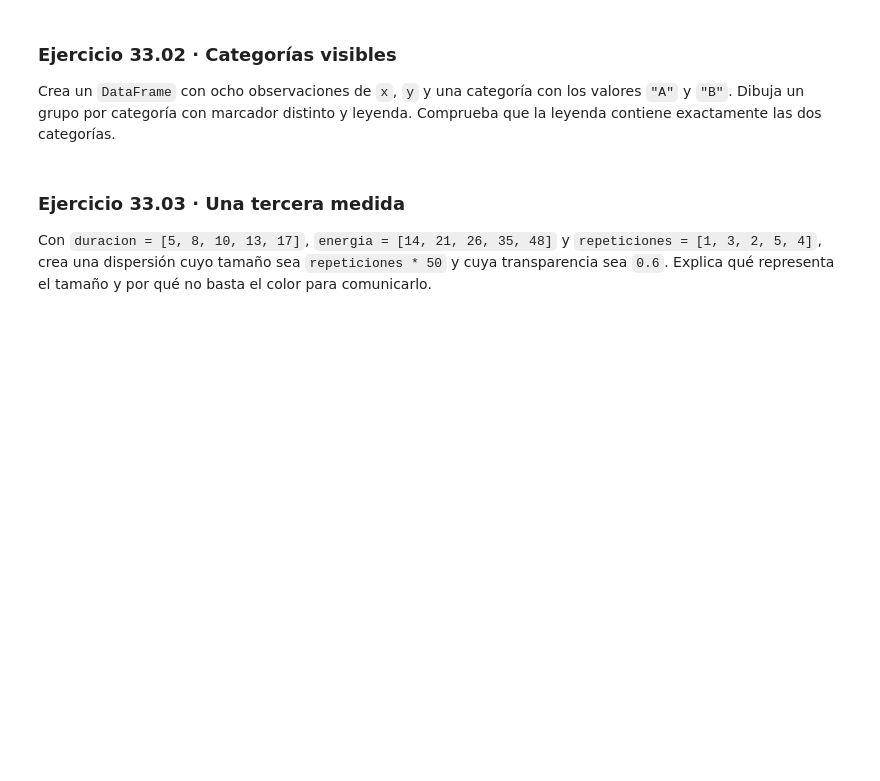
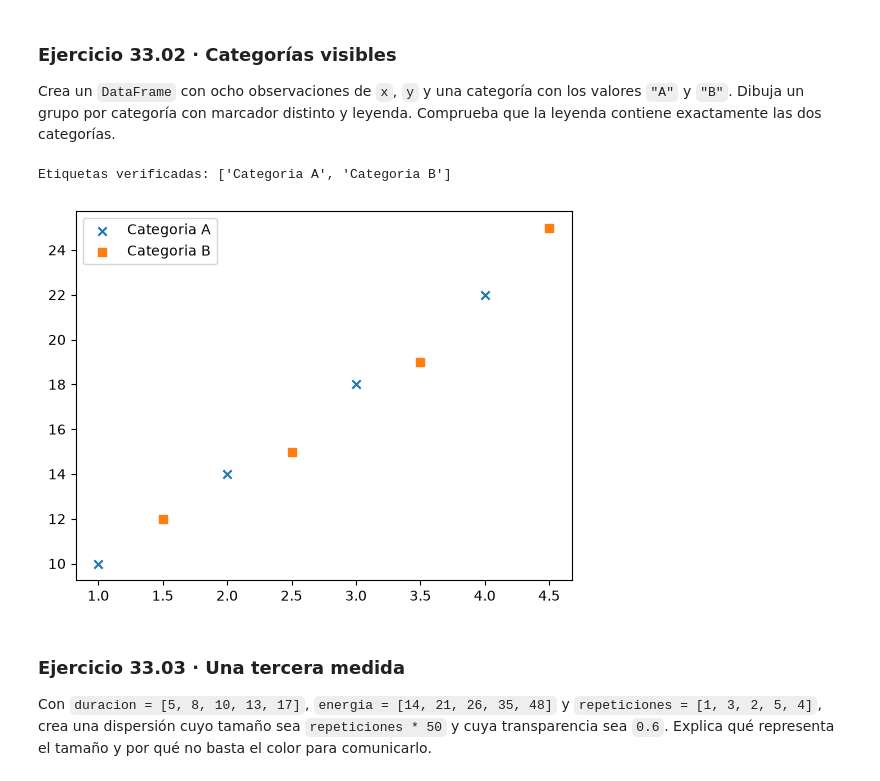
Before and after one commit to Aeorus110/Proyecto, a Jupyter notebook: unidades/33_matplotlib_dispersion_y_relaciones.ipynb, the cells around one changed output. Saved outputs shown, nothing was run; the diff lists cells and outputs as text; code cells hidden in the pictures; blank space fills up the shorter version.

```diff
--- a/unidades/33_matplotlib_dispersion_y_relaciones.ipynb
+++ b/unidades/33_matplotlib_dispersion_y_relaciones.ipynb
@@ -132,6 +161,29 @@ Representa `temperatura_c = [12, 14, 16, 18, 20]` frente a `ventas = [18, 21, 23
 Crea un `DataFrame` con ocho observaciones de `x`, `y` y una categoría con los valores `"A"` y `"B"`. Dibuja un grupo por categoría con marcador distinto y leyenda. Comprueba que la leyenda contiene exactamente las dos categorías.
 # %%
 # Escribe aquí tu solución del ejercicio 33.02.
+df = pd.DataFrame({
+    "x": [1, 2, 3, 4, 1.5, 2.5, 3.5, 4.5],
+    "y": [10, 14, 18, 22, 12, 15, 19, 25],
+    "categoria": ["A", "A", "A", "A", "B", "B", "B", "B"],
+})
+
+# Se extraen los datos que contengan esa categoria.
+a = df[df["categoria"]=="A"]
+b = df[df["categoria"]=="B"]
+
+fig, ax = plt.subplots()
+ax.scatter(a["x"], a["y"], marker="x", label="Categoria A")
+ax.scatter(b["x"], b["y"], marker="s", label="Categoria B")
+
+leyenda = ax.legend()
+etiquetas = [texto.get_text() for texto in leyenda.get_texts()]
+assert etiquetas == ["Categoria A", "Categoria B"], f"Etiquetas inesperadas: {etiquetas}"
+print("Etiquetas verificadas:", etiquetas)
+
+plt.show()
+# %% [output]
+Etiquetas verificadas: ['Categoria A', 'Categoria B']
+[figure, added]
 # %% [markdown]
 ### Ejercicio 33.03 · Una tercera medida
 
```
Also changed, not shown: parts of 7 cells of this notebook, 17 other files.
